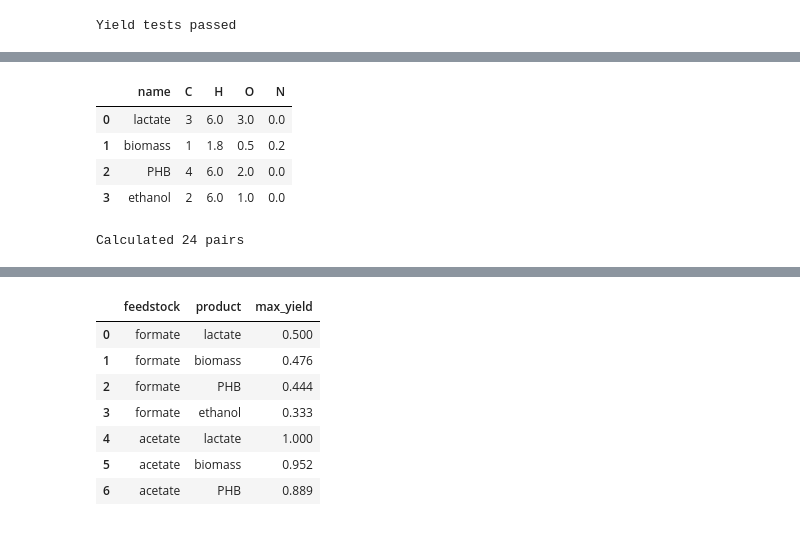
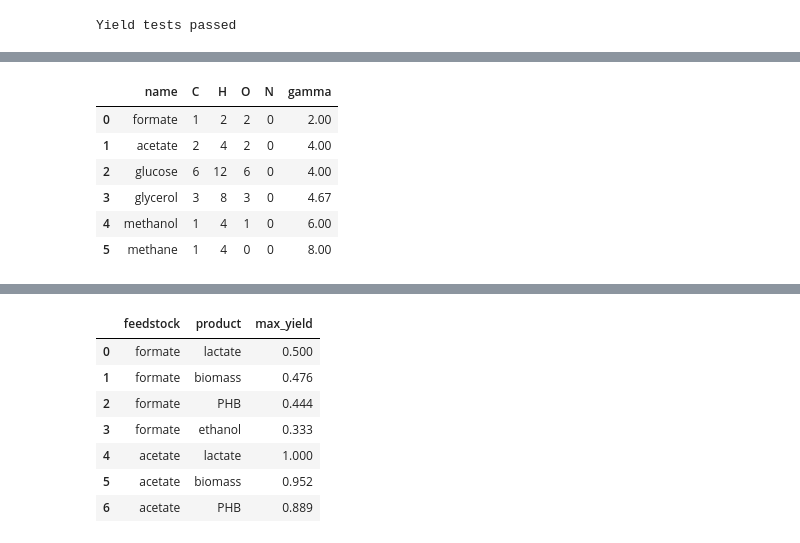
Before and after one commit to KingdavidOz/limit-calculator, a Jupyter notebook: limit-calculator.ipynb, the cells around one changed output, grey strips where cells are left out. Drawn from its saved outputs; the diff is of its cells as text; code cells hidden in the pictures.

```diff
--- a/limit-calculator.ipynb
+++ b/limit-calculator.ipynb
@@ -70,9 +62,0 @@ feedstocks
-# %%
-products = pd.read_csv('data/products.csv')
-products
-# %% [output]
-|  | name | C | H | O | N |
-| 0 | lactate | 3 | 6.0 | 3.0 | 0.0 |
-| 1 | biomass | 1 | 1.8 | 0.5 | 0.2 |
-| 2 | PHB | 4 | 6.0 | 2.0 | 0.0 |
-| 3 | ethanol | 2 | 6.0 | 1.0 | 0.0 |
@@ -81,24 +63,20 @@ products
-# %%
-feedstock_column =[]
-product_column = []
-yield_column = []
-
-for i in range (feedstocks.shape[0]):
-    gamma_feedstock = degree_of_reduction (feedstocks.loc[i, 'C'],
-                                           feedstocks.loc[i, 'H'],
-                                           feedstocks.loc[i, 'O'],
-                                           feedstocks.loc[i, 'N'])
-
-    for j in range (products.shape[0]):
-        gamma_product = degree_of_reduction (products.loc[j, 'C'],
-                                             products.loc[j, 'H'],
-                                             products.loc[j, 'O'],
-                                             products.loc[j, 'N'])
-
-        feedstock_column.append(feedstocks.loc [i, 'name'])
-        product_column.append (products.loc[j, 'name'])
-        yield_column.append(round(max_yield(gamma_feedstock, gamma_product), 3))
-
-print ('Calculated', len (yield_column), 'pairs')
-# %% [output]
-Calculated 24 pairs
+# %%
+# degree of reduction of every feedstock
+feedstock_gammas = []
+for i in range(feedstocks.shape[0]):
+    gamma = degree_of_reduction(feedstocks.loc[i, 'C'],
+                                feedstocks.loc[i, 'H'],
+                                feedstocks.loc[i, 'O'],
+                                feedstocks.loc[i, 'N'])
+    feedstock_gammas.append(round(gamma, 2))
+
+feedstocks['gamma'] = feedstock_gammas
+feedstocks
+# %% [output]
+|  | name | C | H | O | N | gamma |
+| 0 | formate | 1 | 2 | 2 | 0 | 2.00 |
+| 1 | acetate | 2 | 4 | 2 | 0 | 4.00 |
+| 2 | glucose | 6 | 12 | 6 | 0 | 4.00 |
+| 3 | glycerol | 3 | 8 | 3 | 0 | 4.67 |
+| 4 | methanol | 1 | 4 | 1 | 0 | 6.00 |
+| 5 | methane | 1 | 4 | 0 | 0 | 8.00 |
```
Also changed, not shown: parts of 6 cells of this notebook.
